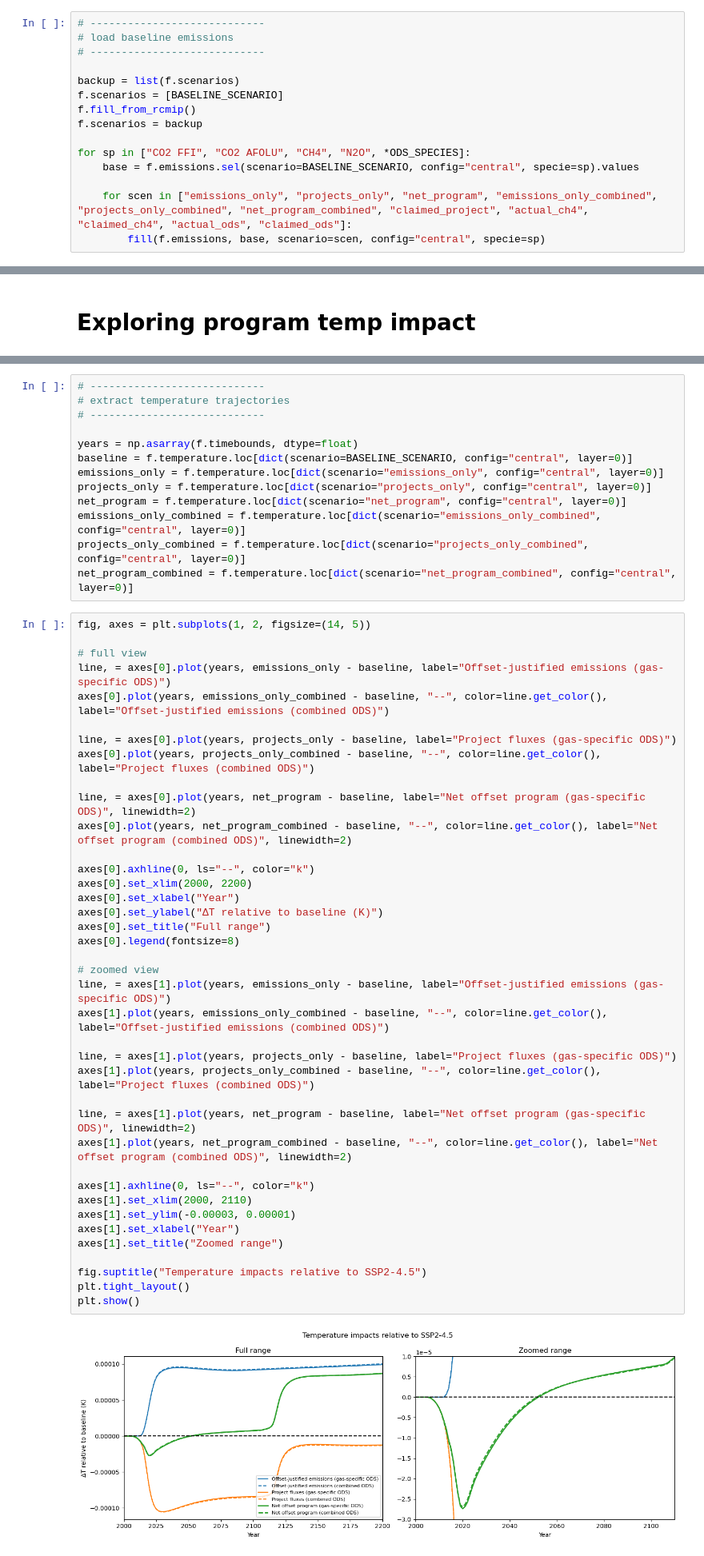
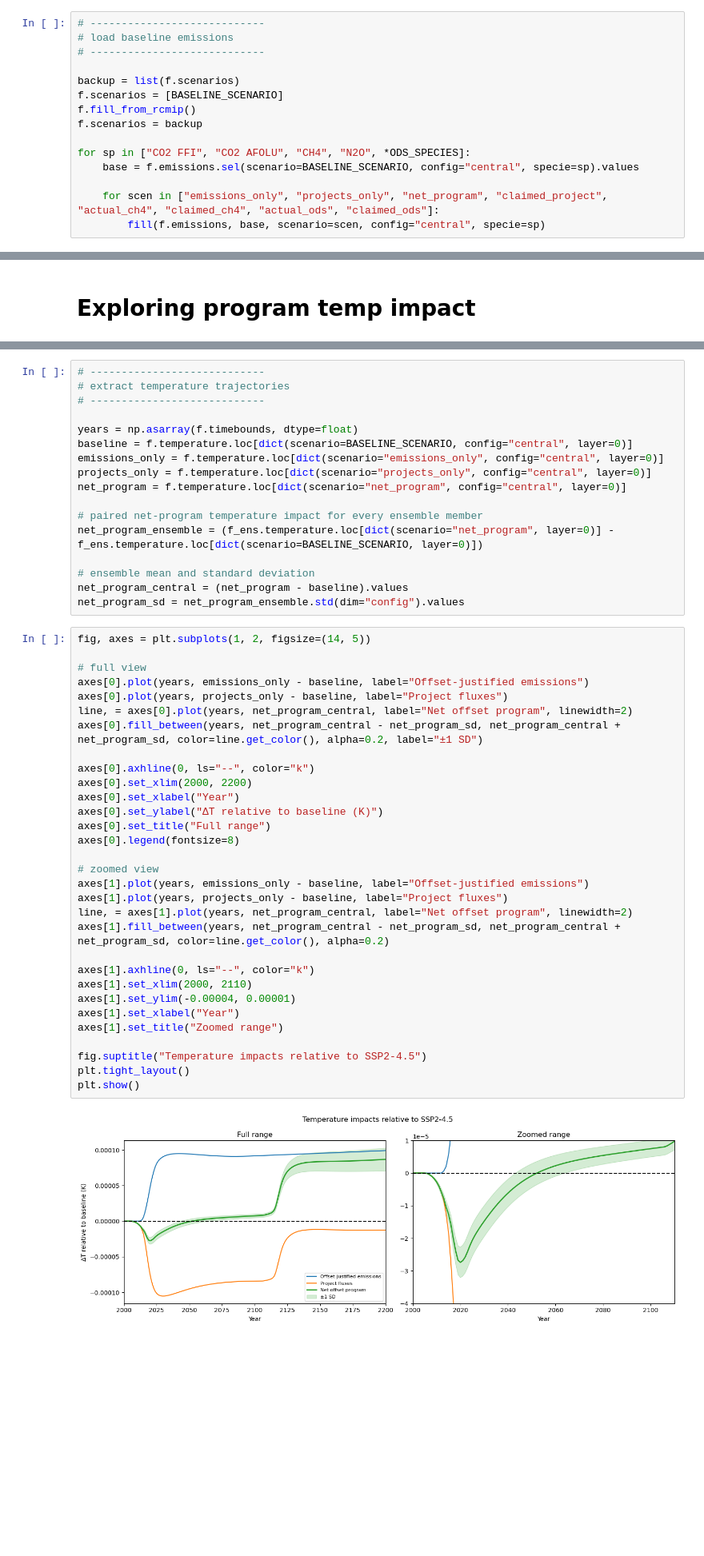
Before and after one commit to carbonplan/slcp-offsetting, a Jupyter notebook: notebooks/02a_ca_analysis_SpecificODS.ipynb, the cells around one changed output, grey strips where cells are left out. Shown at 80% size. Cells and saved outputs as stored; diff of their text form; blank space fills up the shorter version.

```diff
--- a/notebooks/02a_ca_analysis_SpecificODS.ipynb
+++ b/notebooks/02a_ca_analysis_SpecificODS.ipynb
@@ -171,7 +146,7 @@ f.scenarios = backup
 for sp in ["CO2 FFI", "CO2 AFOLU", "CH4", "N2O", *ODS_SPECIES]:
     base = f.emissions.sel(scenario=BASELINE_SCENARIO, config="central", specie=sp).values
 
-    for scen in ["emissions_only", "projects_only", "net_program", "emissions_only_combined", "projects_only_combined", "net_program_combined", "claimed_project", "actual_ch4", "claimed_ch4", "actual_ods", "claimed_ods"]:
+    for scen in ["emissions_only", "projects_only", "net_program", "claimed_project", "actual_ch4", "claimed_ch4", "actual_ods", "claimed_ods"]:
         fill(f.emissions, base, scenario=scen, config="central", specie=sp)
 # %%
 # ----------------------------
@@ -298,50 +302,46 @@ baseline = f.temperature.loc[dict(scenario=BASELINE_SCENARIO, config="central",
 emissions_only = f.temperature.loc[dict(scenario="emissions_only", config="central", layer=0)]
 projects_only = f.temperature.loc[dict(scenario="projects_only", config="central", layer=0)]
 net_program = f.temperature.loc[dict(scenario="net_program", config="central", layer=0)]
-emissions_only_combined = f.temperature.loc[dict(scenario="emissions_only_combined", config="central", layer=0)]
-projects_only_combined = f.temperature.loc[dict(scenario="projects_only_combined", config="central", layer=0)]
-net_program_combined = f.temperature.loc[dict(scenario="net_program_combined", config="central", layer=0)]
+
+# paired net-program temperature impact for every ensemble member
+net_program_ensemble = (f_ens.temperature.loc[dict(scenario="net_program", layer=0)] - f_ens.temperature.loc[dict(scenario=BASELINE_SCENARIO, layer=0)])
+
+# ensemble mean and standard deviation
+net_program_central = (net_program - baseline).values
+net_program_sd = net_program_ensemble.std(dim="config").values
 # %%
 fig, axes = plt.subplots(1, 2, figsize=(14, 5))
 
 # full view
-line, = axes[0].plot(years, emissions_only - baseline, label="Offset-justified emissions (gas-specific ODS)")
-axes[0].plot(years, emissions_only_combined - baseline, "--", color=line.get_color(), label="Offset-justified emissions (combined ODS)")
-
-line, = axes[0].plot(years, projects_only - baseline, label="Project fluxes (gas-specific ODS)")
-axes[0].plot(years, projects_only_combined - baseline, "--", color=line.get_color(), label="Project fluxes (combined ODS)")
-
-line, = axes[0].plot(years, net_program - baseline, label="Net offset program (gas-specific ODS)", linewidth=2)
-axes[0].plot(years, net_program_combined - baseline, "--", color=line.get_color(), label="Net offset program (combined ODS)", linewidth=2)
+axes[0].plot(years, emissions_only - baseline, label="Offset-justified emissions")
+axes[0].plot(years, projects_only - baseline, label="Project fluxes")
+line, = axes[0].plot(years, net_program_central, label="Net offset program", linewidth=2)
+axes[0].fill_between(years, net_program_central - net_program_sd, net_program_central + net_program_sd, color=line.get_color(), alpha=0.2, label="±1 SD")
 
 axes[0].axhline(0, ls="--", color="k")
 axes[0].set_xlim(2000, 2200)
 axes[0].set_xlabel("Year")
 axes[0].set_ylabel("ΔT relative to baseline (K)")
 axes[0].set_title("Full range")
 axes[0].legend(fontsize=8)
 
 # zoomed view
-line, = axes[1].plot(years, emissions_only - baseline, label="Offset-justified emissions (gas-specific ODS)")
-axes[1].plot(years, emissions_only_combined - baseline, "--", color=line.get_color(), label="Offset-justified emissions (combined ODS)")
-
-line, = axes[1].plot(years, projects_only - baseline, label="Project fluxes (gas-specific ODS)")
-axes[1].plot(years, projects_only_combined - baseline, "--", color=line.get_color(), label="Project fluxes (combined ODS)")
-
-line, = axes[1].plot(years, net_program - baseline, label="Net offset program (gas-specific ODS)", linewidth=2)
-axes[1].plot(years, net_program_combined - baseline, "--", color=line.get_color(), label="Net offset program (combined ODS)", linewidth=2)
+axes[1].plot(years, emissions_only - baseline, label="Offset-justified emissions")
+axes[1].plot(years, projects_only - baseline, label="Project fluxes")
+line, = axes[1].plot(years, net_program_central, label="Net offset program", linewidth=2)
+axes[1].fill_between(years, net_program_central - net_program_sd, net_program_central + net_program_sd, color=line.get_color(), alpha=0.2)
 
 axes[1].axhline(0, ls="--", color="k")
 axes[1].set_xlim(2000, 2110)
-axes[1].set_ylim(-0.00003, 0.00001)
+axes[1].set_ylim(-0.00004, 0.00001)
 axes[1].set_xlabel("Year")
 axes[1].set_title("Zoomed range")
 
 fig.suptitle("Temperature impacts relative to SSP2-4.5")
 plt.tight_layout()
 plt.show()
 # %% [output]
-[figure, old version]
+[figure, new version]
 # %% [markdown]
 ##### We can also determine in which years in which the program as a whole begins provide more or less of a cooling effect than implied by the co2e equivalent offsetting logic — i.e. "crossover years".
 # %%
```
Also changed, not shown: parts of 33 cells of this notebook, 2 other files.
